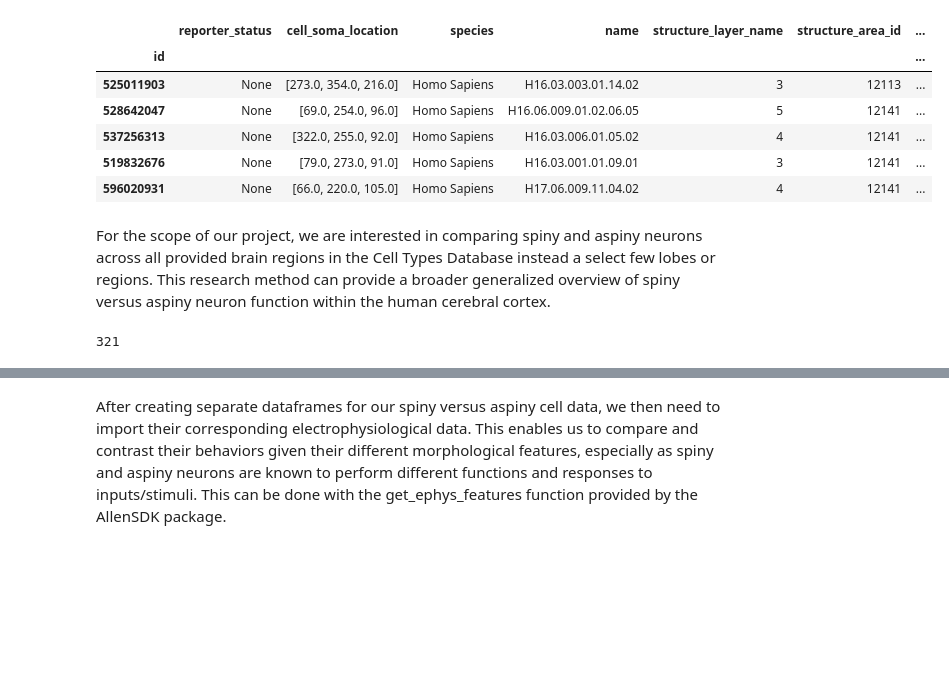
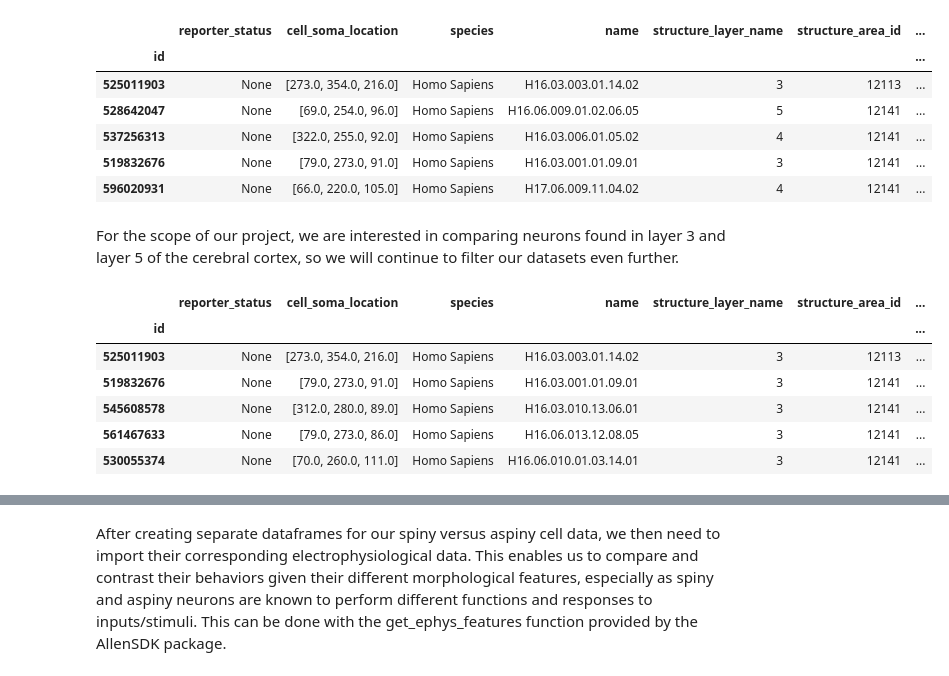
Before and after one commit to cbn003/CellTypes, a Jupyter notebook: CellTypesProject.ipynb, the cells around one changed output, grey strips where cells are left out. Saved outputs shown, nothing was run; the diff lists cells and outputs as text; code cells hidden in the pictures; blank space fills up the shorter version.

```diff
--- a/CellTypesProject.ipynb
+++ b/CellTypesProject.ipynb
@@ -70,6 +72,6 @@ human_df.head(5) # Showcasing the first 5 rows of this dataframe
 | 537256313 | None | [322.0, 255.0, 92.0] | Homo Sapiens | H16.03.006.01.05.02 | 4 | 12141 | ... |
 | 519832676 | None | [79.0, 273.0, 91.0] | Homo Sapiens | H16.03.001.01.09.01 | 3 | 12141 | ... |
 | 596020931 | None | [66.0, 220.0, 105.0] | Homo Sapiens | H17.06.009.11.04.02 | 4 | 12141 | ... |
-# %% [markdown]
-For the scope of our project, we are interested in comparing spiny and aspiny neurons across all provided brain regions in the Cell Types Database instead a select few lobes or regions. This research method can provide a broader generalized overview of spiny versus aspiny neuron function within the human cerebral cortex.
+# %% [markdown]
+For the scope of our project, we are interested in comparing neurons found in layer 3 and layer 5 of the cerebral cortex, so we will continue to filter our datasets even further.
 # %%
@@ -79,8 +81,13 @@ human_aspiny = human_df[human_df['dendrite_type'] == 'aspiny']
 # %%
 # Checking the dataframe to ensure it has the correct rows
-human_spiny.head(5)
-len(human_spiny)
+human_layer3.head(5)
 # %% [output]
-321
+|  | reporter_status | cell_soma_location | species | name | structure_layer_name | structure_area_id | ... |
+| id |  |  |  |  |  |  | ... |
+| 525011903 | None | [273.0, 354.0, 216.0] | Homo Sapiens | H16.03.003.01.14.02 | 3 | 12113 | ... |
+| 519832676 | None | [79.0, 273.0, 91.0] | Homo Sapiens | H16.03.001.01.09.01 | 3 | 12141 | ... |
+| 545608578 | None | [312.0, 280.0, 89.0] | Homo Sapiens | H16.03.010.13.06.01 | 3 | 12141 | ... |
+| 561467633 | None | [79.0, 273.0, 86.0] | Homo Sapiens | H16.06.013.12.08.05 | 3 | 12141 | ... |
+| 530055374 | None | [70.0, 260.0, 111.0] | Homo Sapiens | H16.06.010.01.03.14.01 | 3 | 12141 | ... |
 # %%
 # Checking the dataframe to ensure it has the correct rows
```
Also changed, not shown: parts of 20 cells of this notebook.
